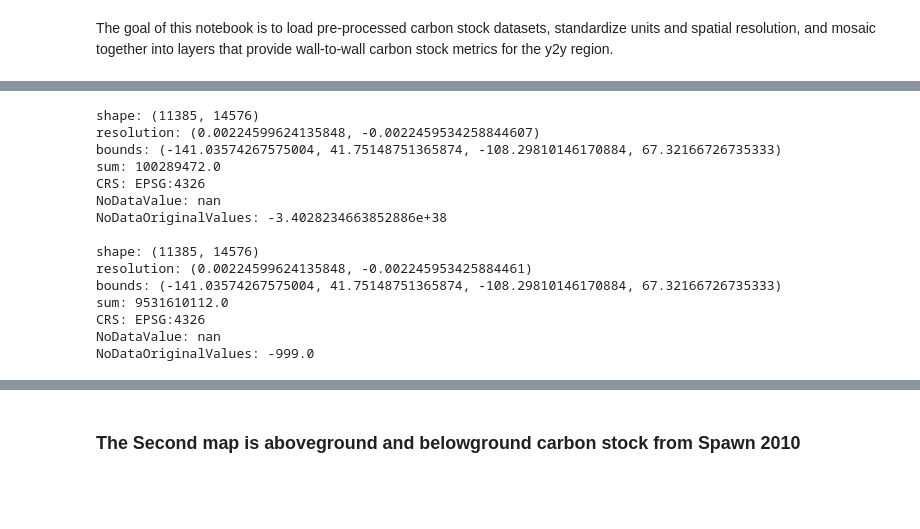
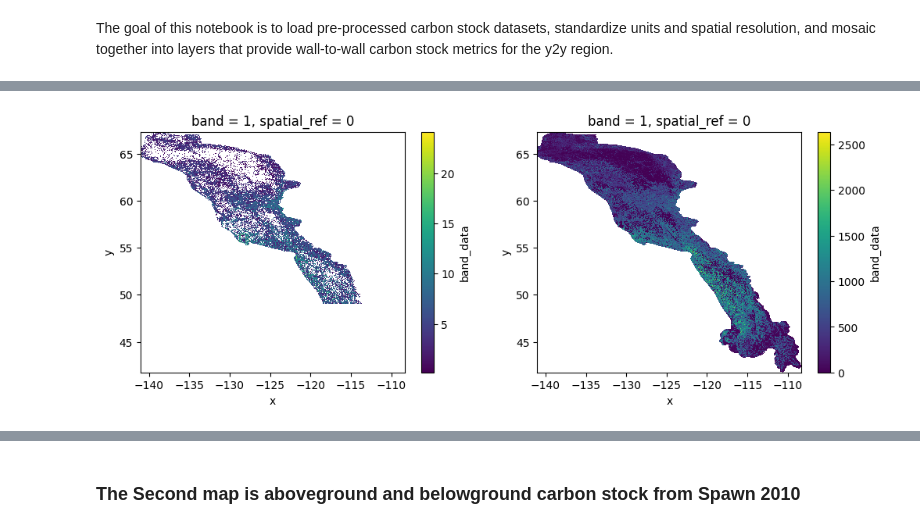
Before and after one commit to bermane/y2y-carbon, a Jupyter notebook: mosaic_carbon_stocks.ipynb, the cells around one changed output, grey strips where cells are left out. Drawn from its saved outputs; the diff is of its cells as text; code cells hidden in the pictures; blank space fills up the shorter version.

Commit message:
updated carbon layers

```diff
--- a/mosaic_carbon_stocks.ipynb
+++ b/mosaic_carbon_stocks.ipynb
@@ -28,13 +28,8 @@ def print_raster(raster):
 carbon_dir = './carbon_stock_data/final_layers_clipped'
 
 # set Sothe carbon stock layers filepaths
-forest_c_canada_dir = carbon_dir + '/forest_carbon_kg_m2_sothe.tif'
-soc_canada_dir = carbon_dir + '/soc_0_1m_kg_m2_sothe.tif'
+carbon_sothe_dir = carbon_dir + '/forest_carbon_kg_m2_sothe.tif'
 
-# set CMS CONUS carbon stock layers filepaths
-agb_conus_dir = carbon_dir + '/agb_mg_ha_cms_2015_2017.tif'
-bgb_conus_dir = carbon_dir + '/bgb_mg_ha_cms_2015_2017.tif'
-deadagb_conus_dir = carbon_dir + '/deadagb_mg_ha_cms_2015_2017.tif'
-deadbgb_conus_dir = carbon_dir + '/deadbgb_mg_ha_cms_2015_2017.tif'
-litter_conus_dir = carbon_dir + '/litter_mg_ha_cms_2015_2017.tif'
-soc_conus_dir = carbon_dir + '/soc_mg_ha_cms_2015_2017.tif'
+# set spawn carbon stock layers filepaths
+agb_spawn_dir = carbon_dir + '/agb_mg_ha_spawn_2010.tif'
+bgb_spawn_dir = carbon_dir + '/bgb_mg_ha_spawn_2010.tif'
@@ -83,0 +36,5 @@ NoDataOriginalValues: -999.0
+# %%
+# load data arrays
+carbon_sothe = xarray.open_dataarray(carbon_sothe_dir)
+agb_spawn = xarray.open_dataarray(agb_spawn_dir)
+bgb_spawn = xarray.open_dataarray(bgb_spawn_dir)
@@ -83,0 +64,6 @@ NoDataOriginalValues: -999.0
+# %%
+# add spawn agb and bgb together
+carbon_spawn = agb_spawn + bgb_spawn
+
+# print attributes
+print_raster(carbon_spawn)
@@ -83,0 +78,11 @@ NoDataOriginalValues: -999.0
+# %%
+# reproject sothe to match spawn projection and resolution
+# resample taking the average
+# pixels resampling where 50% or more of samples are nan will be set as nan
+carbon_sothe_reproj = carbon_sothe.rio.reproject_match(carbon_spawn, resampling=Resampling.average, NODATA_VALUES_PCT_THRESHOLD=50)
+
+# assign coords to make coordinates the exact same (can be tiny differences)
+carbon_sothe_reproj = carbon_sothe_reproj.assign_coords({
+    "x": carbon_spawn.x,
+    "y": carbon_spawn.y,
+})
@@ -84,5 +109,8 @@ NoDataOriginalValues: -999.0
 # %%
-# # plot cms forest carbon to make sure still looks right
-# fig, ax = plt.subplots(ncols=1, figsize=(12,4))
-# cms_forest_c.plot(ax=ax)
-# plt.draw()
+# plot the two
+fig, axes = plt.subplots(ncols=2, figsize=(12,4))
+carbon_sothe_reproj.plot(ax=axes[0])
+carbon_spawn.plot(ax=axes[1])
+plt.draw()
+# %% [output]
+[figure, added]
@@ -96,20 +116,0 @@ cms_forest_c_reproj = cms_forest_c.rio.reproject_match(sothe_forest_c, resamplin
-# %%
-# review raster stats
-print_raster(sothe_forest_c)
-print_raster(cms_forest_c_reproj)
-# %% [output]
-shape: (11385, 14576)
-resolution: (0.00224599624135848, -0.0022459534258844607)
-bounds: (-141.03574267575004, 41.75148751365874, -108.29810146170884, 67.32166726735333)
-sum: 100289472.0
-CRS: EPSG:4326
-NoDataValue: nan
-NoDataOriginalValues: -3.4028234663852886e+38
-
-shape: (11385, 14576)
-resolution: (0.00224599624135848, -0.002245953425884461)
-bounds: (-141.03574267575004, 41.75148751365874, -108.29810146170884, 67.32166726735333)
-sum: 9531610112.0
-CRS: EPSG:4326
-NoDataValue: nan
-NoDataOriginalValues: -999.0
```
Also changed, not shown: parts of 23 cells of this notebook, 1 other file.
